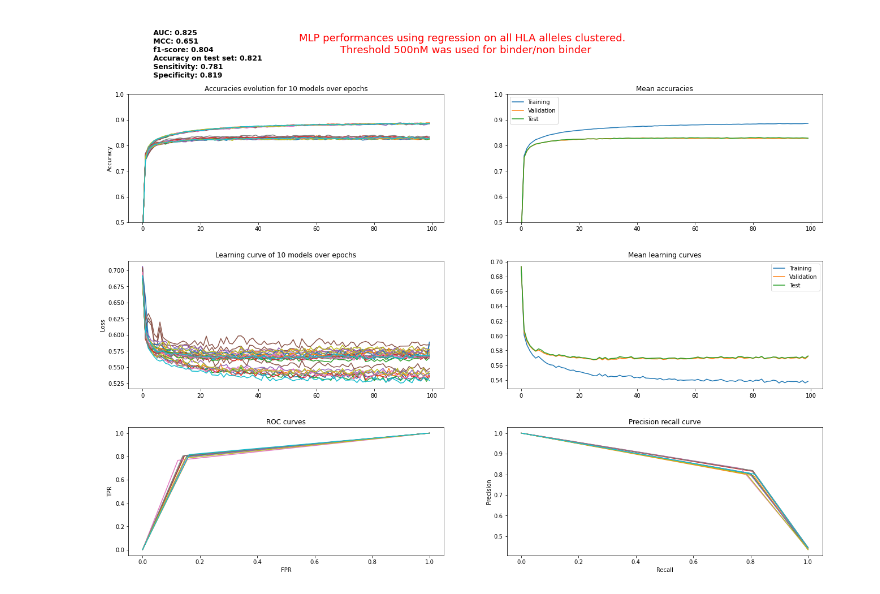
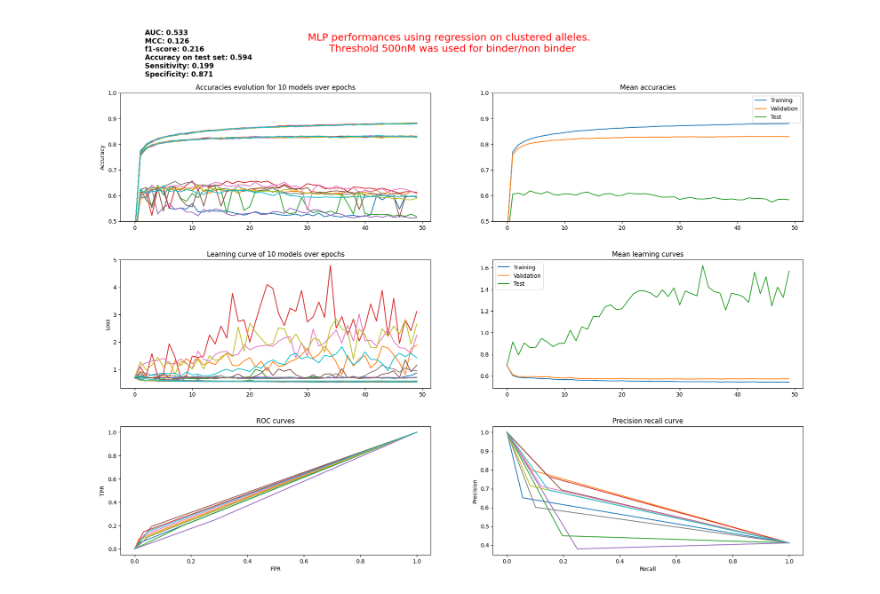
Before and after one commit to DeepRank/3D-Vac, a Jupyter notebook: src/exploration/explore_class_seq_xvalidation.ipynb, the cells around one changed output. Drawn from its saved outputs; the diff is of its cells as text; code cells hidden in the pictures.

```diff
--- a/src/exploration/explore_class_seq_xvalidation.ipynb
+++ b/src/exploration/explore_class_seq_xvalidation.ipynb
@@ -9,7 +10,7 @@ import torch
 import sys
 sys.path.append("../4_train_models/")
 from CNN.SeqBased_models import MlpRegBaseline
-from CNN.datasets import Class_Seq_Dataset
+from CNN.datasets import Class_Seq_Dataset, create_unique_csv
 import matplotlib.pylab as plt
 from sklearn.metrics import roc_curve, auc, roc_auc_score
 from sklearn.metrics import matthews_corrcoef
@@ -20,33 +21,41 @@ import pickle
 from mhcflurry.regression_target import to_ic50
 import numpy as np
 
-# models_path = "/home/daqop/Desktop/M2/Internship/python/trained_models/" # path to where CNN and MLP models are stored
-models_path = "/home/daqop/mountpoint_snellius/3D-Vac/src/4_train_models/CNN/I/classification/seq/trained_models"
-# models_path = "/home/daqop/Desktop/3D-vac-project/trained_models/"
-model_file = f"{models_path}/mlp_classification_blosum_with_allele_encoder_500_neurons_100_epochs_all_hla_shuffled_reg_with_BCE_64_batch_size.pt"
-graph_title = f"MLP performances using regression on all HLA alleles clustered. \n Threshold 500nM was used for binder/non binder"
+# variables to modify
 save_plot = True
 save_metrics = True
-metrics_file = "mlp_vs_mhcflurry.csv"
+save_outputs = True
+models_output_path = "/projects/0/einf2380/data/external/processed/I/BA_pMHCI_human_quantitative_only_eq_models_output.csv"
+models_output_name = "mlp_allele_clustered" #name of the column in the outputs csv file for this experiment
+metrics_file = "/projects/0/einf2380/data/reports/metrics_csv/experiments_metrics.csv"
+plot_output_file = f"/projects/0/einf2380/data/reports/figures/exp_results/{models_output_name}.svg"
+graph_title = f"MLP performances using regression on clustered alleles. \n Threshold 500nM was used for binder/non binder"
+
+models_path = "/home/lepikhovd/3D-Vac/src/4_train_models/CNN/I/classification/seq/trained_models"
+model_file = f"{models_path}/mlp_classification_blosum_with_allele_encoder_500_neurons_50_epochs_exp_clustered_alleles_64_batch_size.pt"
+
+# this is untouched
+models_output_df = pd.read_csv(models_output_path)
+models_output_df.set_index("ID", inplace=True)
 # %%
 # useful functions:
-def get_metrics(model_path, cluster=False):
+def get_metrics(model_path):
+    global save_outputs
     cp = torch.load(model_path, map_location=torch.device("cpu"))
     xval_data = cp["models_data"]
     a = cp["arguments"]
     cluster_column = (None, a.cluster_column)[a.cluster]
-    # check if file generated locally or on snellius (csv path changes):
-    if ("/home/lepikhovd/" in a.csv_file or "/projects/" in a.csv_file):
-        csv_path = "../../data/external/processed/" + a.csv_file.split("/")[-1]
+    if type(a.test_csv) == str:
+        csv_path = create_unique_csv(a.csv_file, a.test_csv, models_output_name)
     else:
-        csv_path = a.csv_file
+        csv_path = os.path.abspath(a.csv_file)
     dataset = Class_Seq_Dataset(
         csv_path,
         a.encoder,
         "cpu",
         threshold=a.threshold,
         cluster_column = (None, a.cluster_column)[a.cluster],
-        task = a.task
+        task = "classification"
     )
 
     train_tpr = []
@@ -83,10 +92,11 @@ def get_metrics(model_path, cluster=False):
 
     # f1 scores
     f1scores = []
+
     for data in xval_data:
         # load the model and data
         input_dimensions = dataset.input_shape
-        model = MlpRegBaseline(neurons_per_layer=a.neurons, input_shape=input_dimensions, outputs=(1,2)[a.task == "classification"])
+        model = MlpRegBaseline(neurons_per_layer=a.neurons, input_shape=input_dimensions, outputs=(1,2)[a.task=="classification"])
         model.load_state_dict(data["model"])
         model.eval()
 
@@ -120,6 +130,11 @@ def get_metrics(model_path, cluster=False):
                 pred = torch.tensor([int(val < a.threshold) for val in ic50_pred], dtype=torch.float32)
                 prob = pred
                 test_targets = torch.tensor([int(val < a.threshold) for val in ic50_targets], dtype=torch.long)
+            if save_outputs == True:
+                test_indices = dataset.df.loc[data["test_indices"]].ID
+                models_output_df.loc[test_indices, models_output_name] = ic50_pred
+                models_output_df.to_csv(models_output_path)
+                save_outputs = False # save only once the outputs for the given experiment, without taking all folds
         ic50_preds_all.append(ic50_pred)
         ic50_targets_all.append(ic50_targets)
 
@@ -266,34 +281,34 @@ ax4.plot(e, train_losses.mean(1))
 ax4.plot(e, valid_losses.mean(1))
 ax4.plot(e, test_losses.mean(1))
 ax4.set_title("Mean learning curves")
 ax4.legend(["Training", "Validation", "Test"])
 
 #ROC
 for i,tpr in enumerate(tprs):
     #ax5.plot(torch.tensor(fprs[i]).flip(dims=[0]), torch.tensor(tpr).flip(dims=[0]))
     ax5.plot(fprs[i], tprs[i])
 ax5.set_title("ROC curves")
 ax5.set_ylabel("TPR")
 ax5.set_xlabel("FPR")
 
 #precision-recall
 for i,precision in enumerate(precisions):
     ax6.plot(recalls[i], precision)
 ax6.set_title("Precision recall curve")
 ax6.set_ylabel("Precision")
 ax6.set_xlabel("Recall")
 
 fig.subplots_adjust(
     wspace=.2,
     hspace=.3
 )
 if save_plot:
     fig.savefig(
-        f"/home/daqop/mountpoint_snellius/3D-Vac/reports/figures/exp_results/{model_file.split('/')[-1]}.svg",
+        plot_output_file,
         transparent=False,
         facecolor="white"
     )
 # %% [output]
-[figure, old version]
+[figure, new version]
 # %%
 if save_metrics:
```
Also changed, not shown: parts of 3 cells of this notebook.
